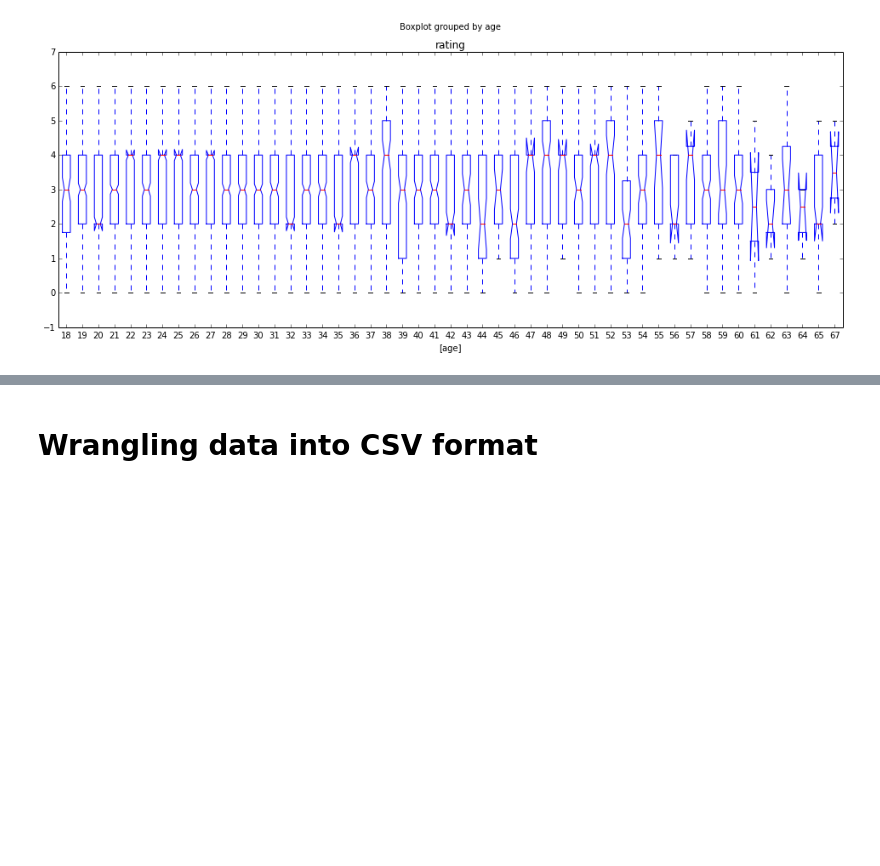
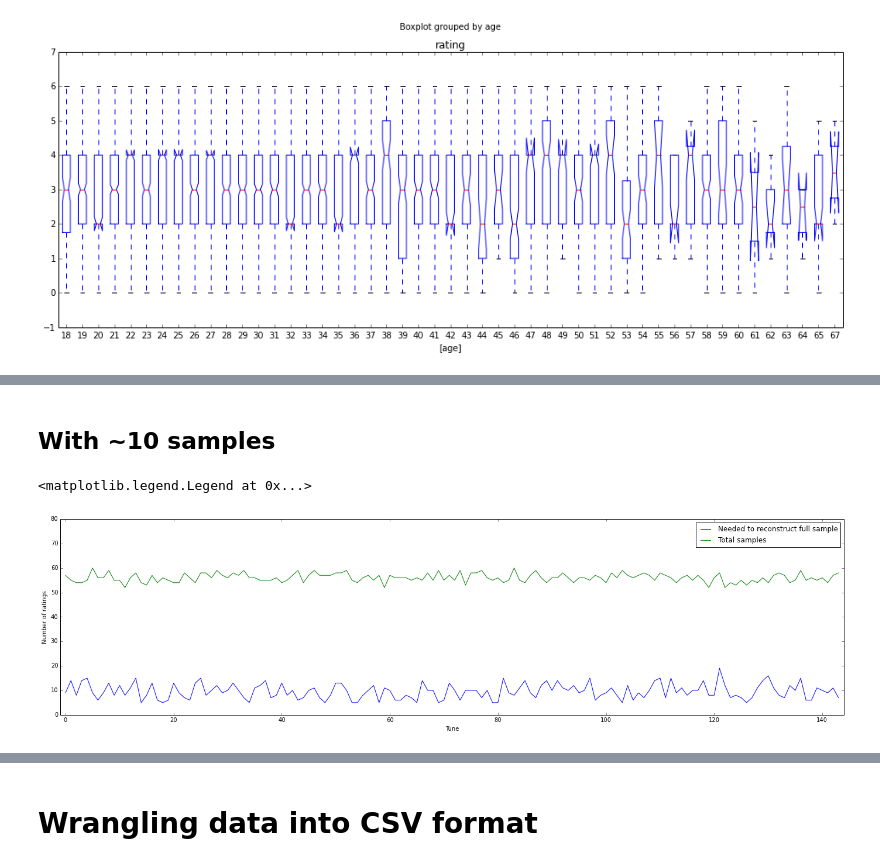
Before and after one commit to rhiever/AMT-tune-analysis, a Jupyter notebook: Tunes analysis.ipynb, the cells around one changed output, grey strips where cells are left out. Drawn from its saved outputs; the diff is of its cells as text; code cells hidden in the pictures; blank space fills up the shorter version.

```diff
--- a/Tunes analysis.ipynb
+++ b/Tunes analysis.ipynb
@@ -446,0 +501,23 @@ ylim(-1, 7)
+# %% [markdown]
+## With ~10 samples
+# %%
+tunes = []
+needed = []
+total = []
+
+for i, tune in enumerate(sorted(ratings_needed_per_tune)):
+    tunes.append(i)
+    needed.append(ratings_needed_per_tune[tune][0])
+    total.append(ratings_needed_per_tune[tune][1])
+
+figure(figsize=(24, 6))
+xlim(-1, 144)
+ylim(0, 80)
+ylabel("Number of ratings")
+xlabel("Tune")
+plot(tunes, needed, label="Needed to reconstruct full sample")
+plot(tunes, total, label="Total samples")
+legend()
+# %% [output]
+<matplotlib.legend.Legend at 0x...>
+[figure, added]
```
Also changed, not shown: parts of 18 cells of this notebook.
